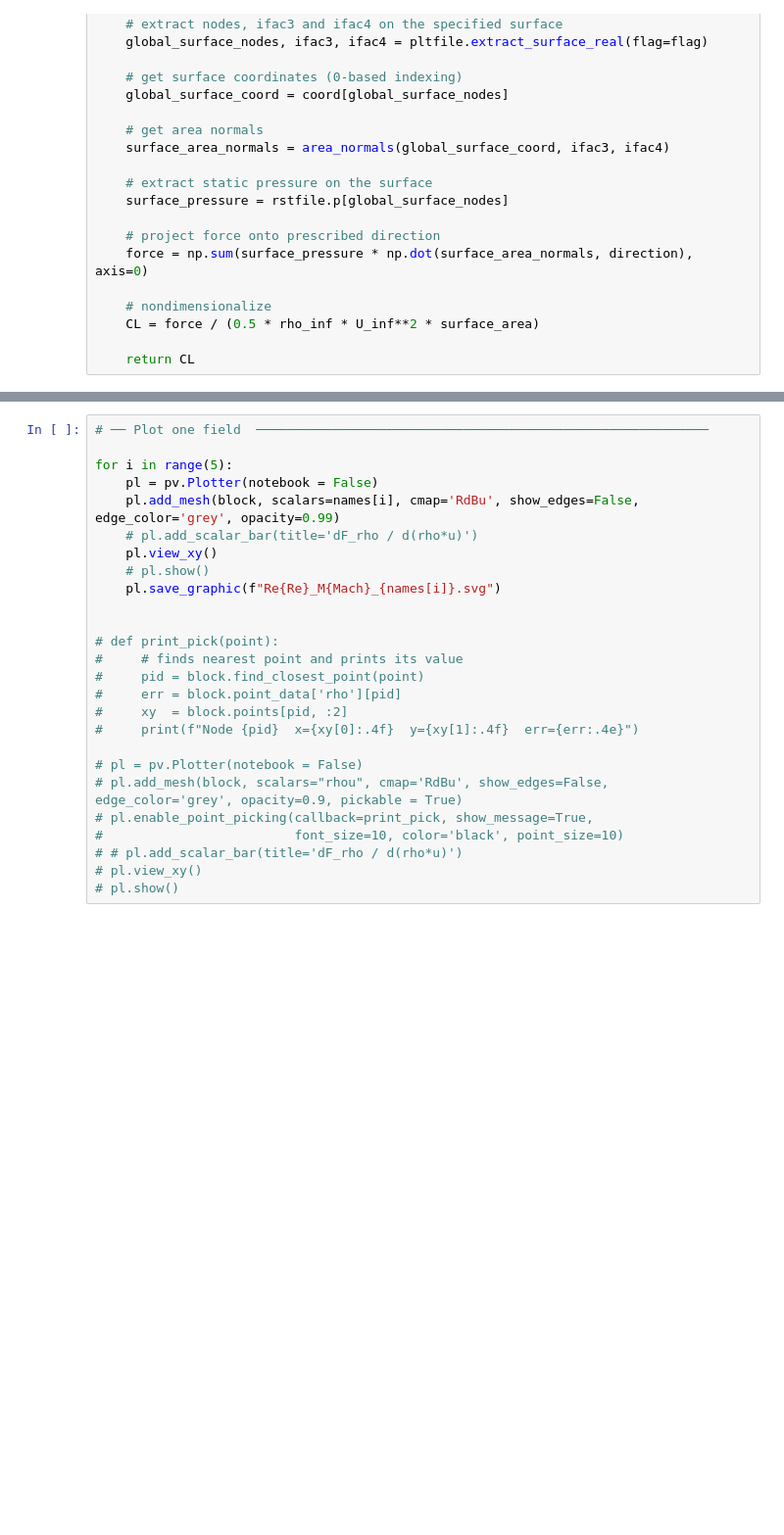
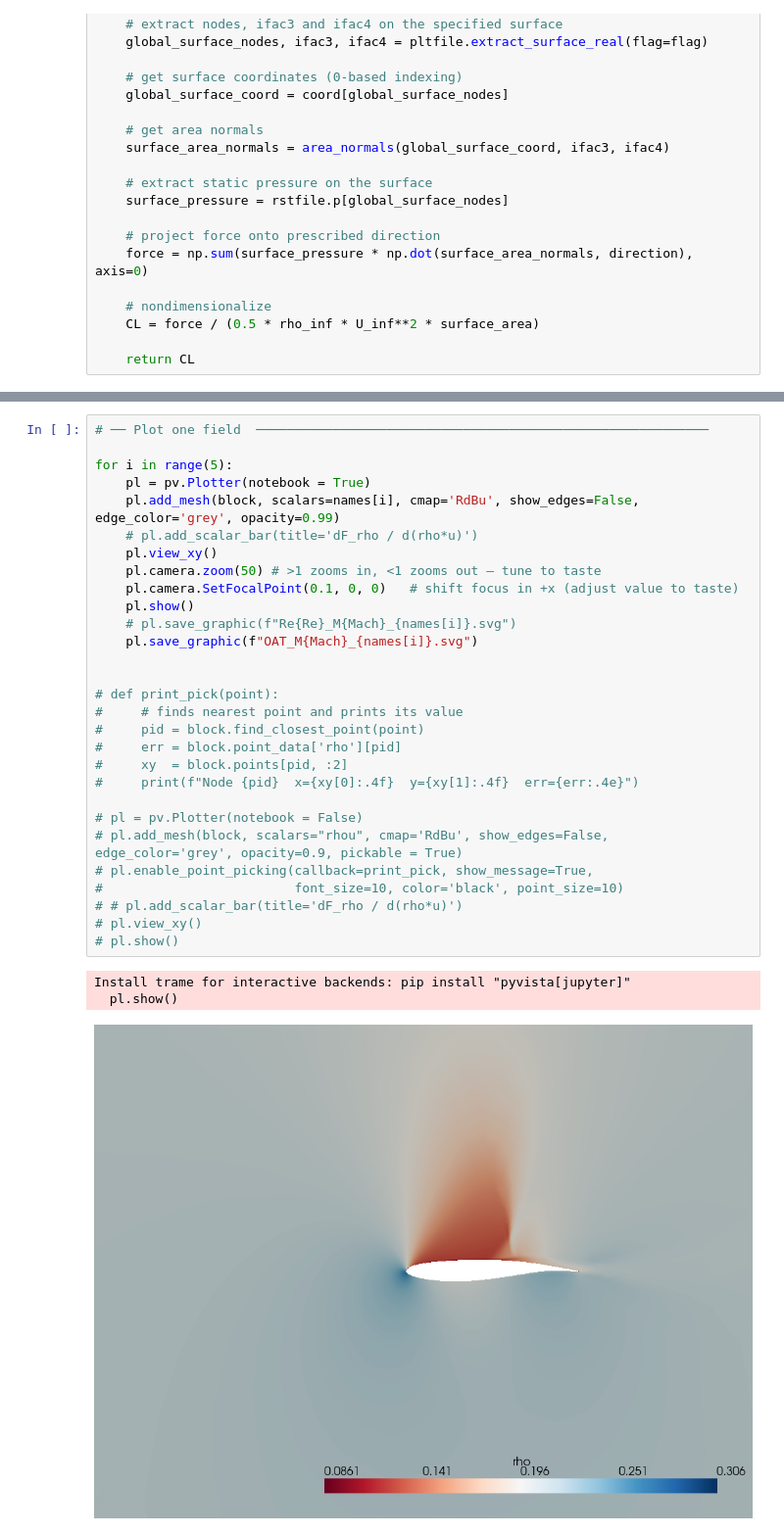
Before and after one commit to AFFONG/flux_jacobian, a Jupyter notebook: notebooks/cfd_post.ipynb, the cells around one changed output, grey strips where cells are left out. Shown at 98% size. Saved outputs shown, nothing was run; the diff lists cells and outputs as text; blank space fills up the shorter version.

```diff
--- a/notebooks/cfd_post.ipynb
+++ b/notebooks/cfd_post.ipynb
@@ -180,26 +186,33 @@ pl.save_graphic(f"Re{Re}_M{Mach}_{Mesh}.svg")
 # %%
 # ── Plot one field  ───────────────────────────────────────────────────────────
 
 for i in range(5):
-    pl = pv.Plotter(notebook = False)
+    pl = pv.Plotter(notebook = True)
     pl.add_mesh(block, scalars=names[i], cmap='RdBu', show_edges=False, edge_color='grey', opacity=0.99)
     # pl.add_scalar_bar(title='dF_rho / d(rho*u)')
     pl.view_xy()
-    # pl.show()
-    pl.save_graphic(f"Re{Re}_M{Mach}_{names[i]}.svg")
+    pl.camera.zoom(50) # >1 zooms in, <1 zooms out — tune to taste
+    pl.camera.SetFocalPoint(0.1, 0, 0)   # shift focus in +x (adjust value to taste)
+    pl.show()
+    # pl.save_graphic(f"Re{Re}_M{Mach}_{names[i]}.svg")
+    pl.save_graphic(f"OAT_M{Mach}_{names[i]}.svg")
 
 
 # def print_pick(point):
 #     # finds nearest point and prints its value
 #     pid = block.find_closest_point(point)
 #     err = block.point_data['rho'][pid]
 #     xy  = block.points[pid, :2]
 #     print(f"Node {pid}  x={xy[0]:.4f}  y={xy[1]:.4f}  err={err:.4e}")
 
 # pl = pv.Plotter(notebook = False)
 # pl.add_mesh(block, scalars="rhou", cmap='RdBu', show_edges=False, edge_color='grey', opacity=0.9, pickable = True)
 # pl.enable_point_picking(callback=print_pick, show_message=True,
 #                         font_size=10, color='black', point_size=10)
 # # pl.add_scalar_bar(title='dF_rho / d(rho*u)')
 # pl.view_xy()
 # pl.show()
+# %% [output]
+Install trame for interactive backends: pip install "pyvista[jupyter]"
+  pl.show()
+[figure, added]
```
Also changed, not shown: parts of 4 cells of this notebook, 3 other files.
